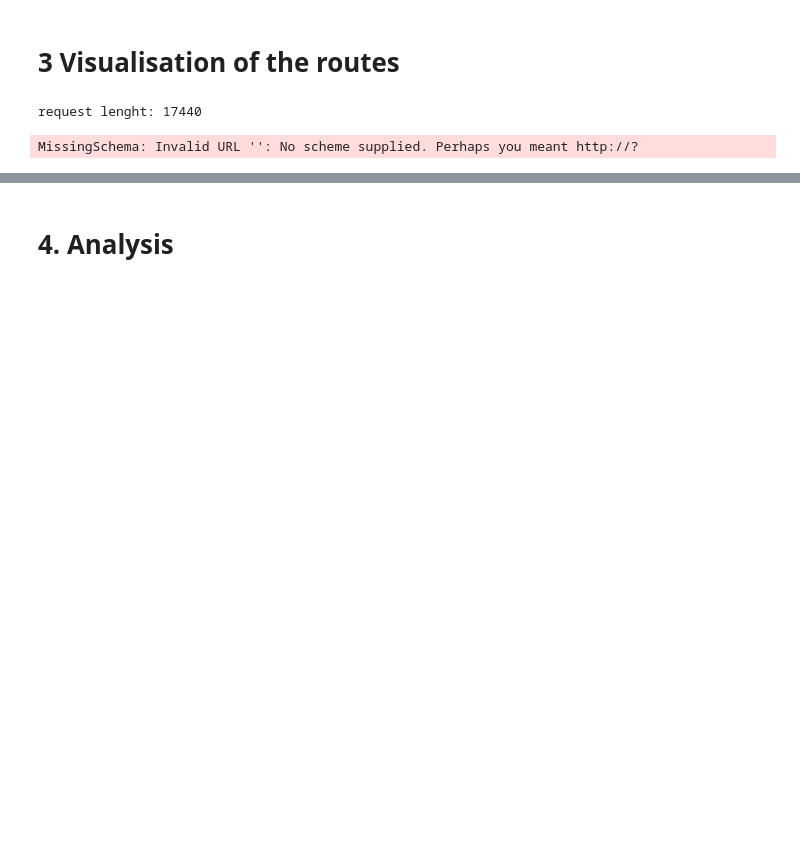
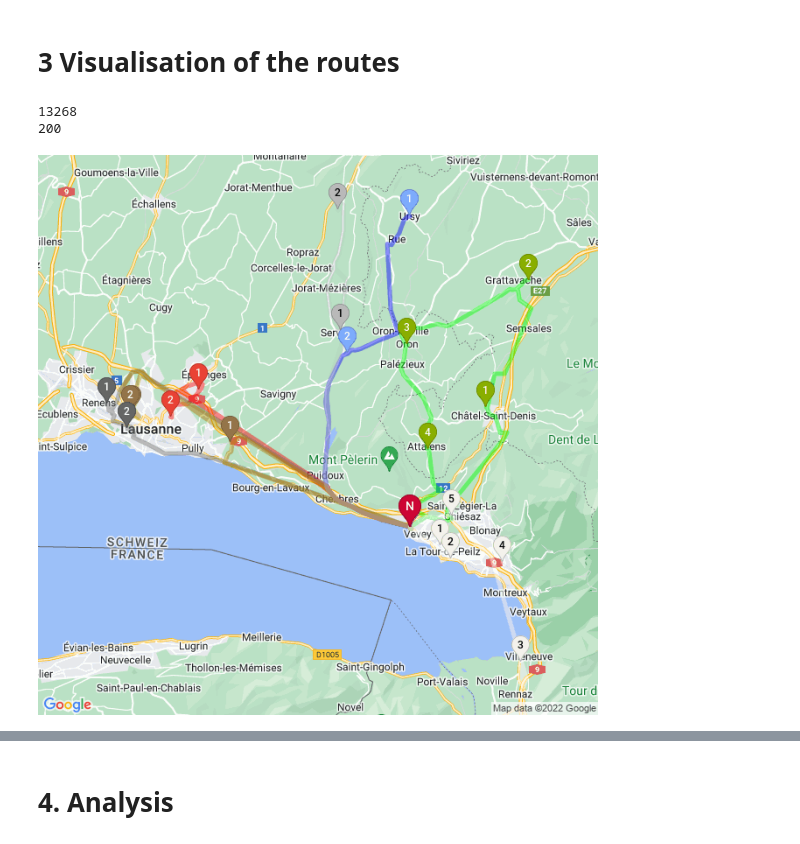
Before and after one commit to mateobelanger/mgt-530-sustainable-logistics, a Jupyter notebook: 2. Enterprise mobility.ipynb, the cells around one changed output, grey strips where cells are left out. Saved outputs shown, nothing was run; the diff lists cells and outputs as text; code cells hidden in the pictures; blank space fills up the shorter version.

```diff
--- a/2. Enterprise mobility.ipynb
+++ b/2. Enterprise mobility.ipynb
@@ -202,8 +220,8 @@ def vrp(num_vehicles, max_time_vehicle):
 ## 2.1 Exporting & Saving the results
 ### 2.1.1 Setting parameters
 # %%
-n_shuttles_to_test= [4, 5, 6, 8]
-max_time_shuttle_to_test = [3000,4000,6000,8000]
+n_shuttles_to_test = [10,12]
+max_time_shuttle_to_test = [3800,5000]
 
 test_results = {
     'distance_matrix_time': distance_matrix_time,
@@ -318,15 +293,19 @@ def get_directions(origin, destination):
 # Inputs:   list: a list of strings with location points
 # Outputs:  a string with the path to follow
 def fct_give_parcours(list, color):
-    path = []
+    path_poly = []
+    path_str = []
     start = list.pop(0)
     while list:
-        path += get_directions(start, list[0])
+        tmp_str, tmp_poly = get_directions(start, list[0])
+        path_str.append(tmp_str)
+        path_poly += tmp_poly
         start = list.pop(0)
 
-    travel_list = f'&path=color:{color}|weight:5|enc:{polyline.encode(path)}'
+    parcours = "|".join(path_str)
+    travel_list = f'&path=color:{color}|weight:5|{parcours}'
 
-    return (travel_list, path)
+    return (travel_list, path_poly)
 # %%
 ### Function to create a map with the localisations and path to follow
 # Inputs:   shuttles: a list of lists with strings of loaclisation points to visit
@@ -341,26 +320,19 @@ def fct_maps(shuttles, paths):
         labels_s = ""
         # We only start labelling from 1st stop to keep the 0 special.
         for i in range(len(shuttle))[1:]:
-            labels_s = labels_s + "&markers=size:mid%7Ccolor:" + colors[c] + "%7Clabel:" + str(i) + "%7C" + str(
-                shuttle[i])
-
+            labels_s = labels_s + "&markers=size:mid%7Ccolor:" + colors[c] + "%7Clabel:" + str(i) + "%7C" + str(shuttle[i])
         labels_list = labels_list + labels_s
         c += 1
 
     url = f'https://maps.googleapis.com/maps/api/staticmap' \
-          f'?size=1000x1000' \
-          f'&zoom=10' \
-          f'&center={shuttle_routes[0][0]}' \
+          f'?size=1400x800' \
+          f'&zoom=11' \
           f'{labels_list}' \
           f'{paths}' \
           f'&key={key}'
-
-    payload = {}
-    headers = {}
-
-    print(f'request lenght: {len(str(url))}')
-    response = requests.request("GET", "", headers=headers, data=payload)
-
+    print(str(len(url)))
+    response = requests.request("GET", url)
+    print(response.status_code)
     return Image(response.content)
 # %%
 ### Function to run the whole algorithm
@@ -373,20 +345,21 @@ def fct_run_maps(shuttles):
     c = 0
 
     for s in deepcopy(shuttles):
-        path_poly, path_coords = fct_give_parcours(s, colors[c])
+        path_str, path_coords = fct_give_parcours(s, colors[c])
         to_append = pd.DataFrame(data={'lat': list(zip(*path_coords))[0], 'long': list(zip(*path_coords))[1],
                                        'shuttle_route': [c] * len(path_coords)})
         all_paths_coords = pd.concat([all_paths_coords, to_append], ignore_index=True)
-        paths = paths + path_poly
+        paths = paths + path_str
         c += 1
 
     return (fct_maps(shuttles, paths))
 # %%
 all_paths_coords = pd.DataFrame(columns=['lat', 'long', 'shuttle_route'])
-fct_run_maps(deepcopy(shuttle_routes))
+fct_run_maps(deepcopy(shuttle_routes[:4]+shuttle_routes[6:]))
 # %% [output]
-request lenght: 17440
+13268
+200
-MissingSchema: Invalid URL '': No scheme supplied. Perhaps you meant http://?
+[figure, added]
 # %%
 all_markers = [(position, i) for i, route in enumerate(shuttle_routes) for position in route[1:-1]]
 all_markers_df = pd.DataFrame(list(zip(*all_markers))[0])[0].str.split(',', expand=True)
```
Also changed, not shown: parts of 13 cells of this notebook.
